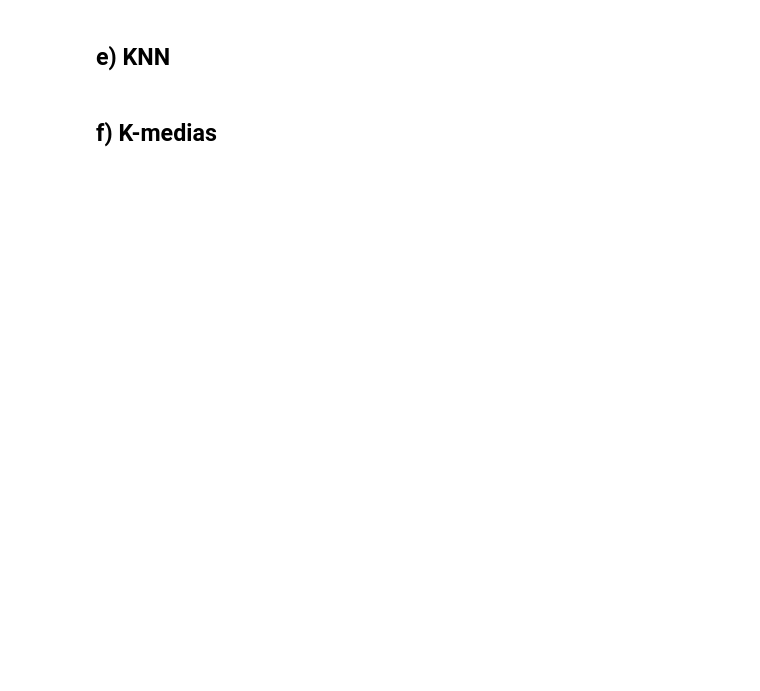
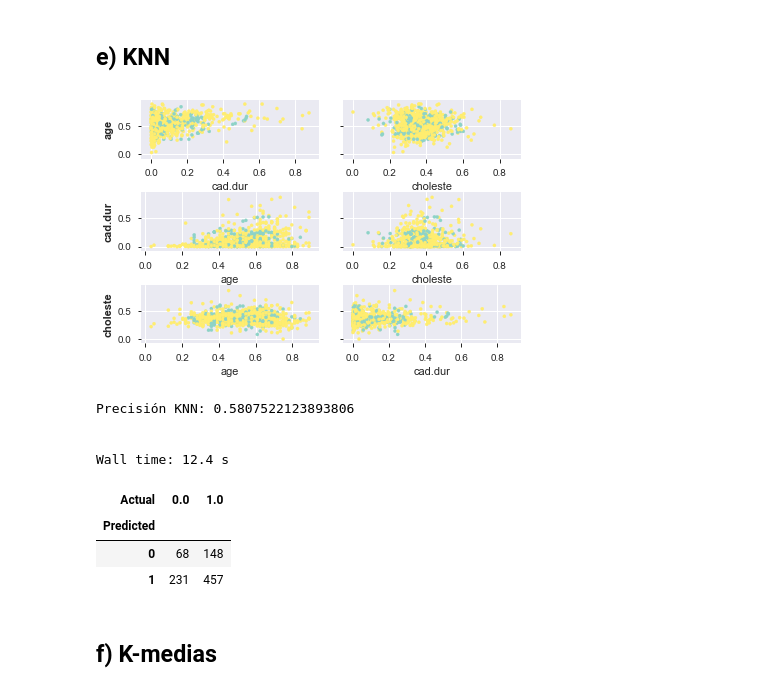
Before and after one commit to amkcpu/AA_TP1, a Jupyter notebook: ml_tps/tp4/e1.ipynb, the cells around one changed output. Cells and saved outputs as stored; diff of their text form; code cells hidden in the pictures; blank space fills up the shorter version.

```diff
--- a/ml_tps/tp4/e1.ipynb
+++ b/ml_tps/tp4/e1.ipynb
@@ -93,14 +134,24 @@ conf_matrix_logMod2
 # %%
 %%time
 knn = KNN()
 knn.fit(X_train, y_train)
-predictions_knn = knn.predict(examples=X_test, k=5)
+predictions_knn = knn.predict(X_test, k=5)
 conf_matrix_knn = getConfusionMatrix(predictions_knn, y_test)
 accuracy_knn = computeAccuracy(predictions_knn, y_test)
 knn.plot(X_test, predictions_knn)
 
 print("Precisión KNN:", accuracy_knn, "\n\n")
 conf_matrix_knn
+# %% [output]
+[figure, added]
+Precisión KNN: 0.5807522123893806
+
+
+Wall time: 12.4 s
+| Actual | 0.0 | 1.0 |
+| Predicted |  |  |
+| 0 | 68 | 148 |
+| 1 | 231 | 457 |
 # %% [markdown]
 ## f) K-medias
 # %%
```
Also changed, not shown: parts of 8 cells of this notebook, 56 other files.
